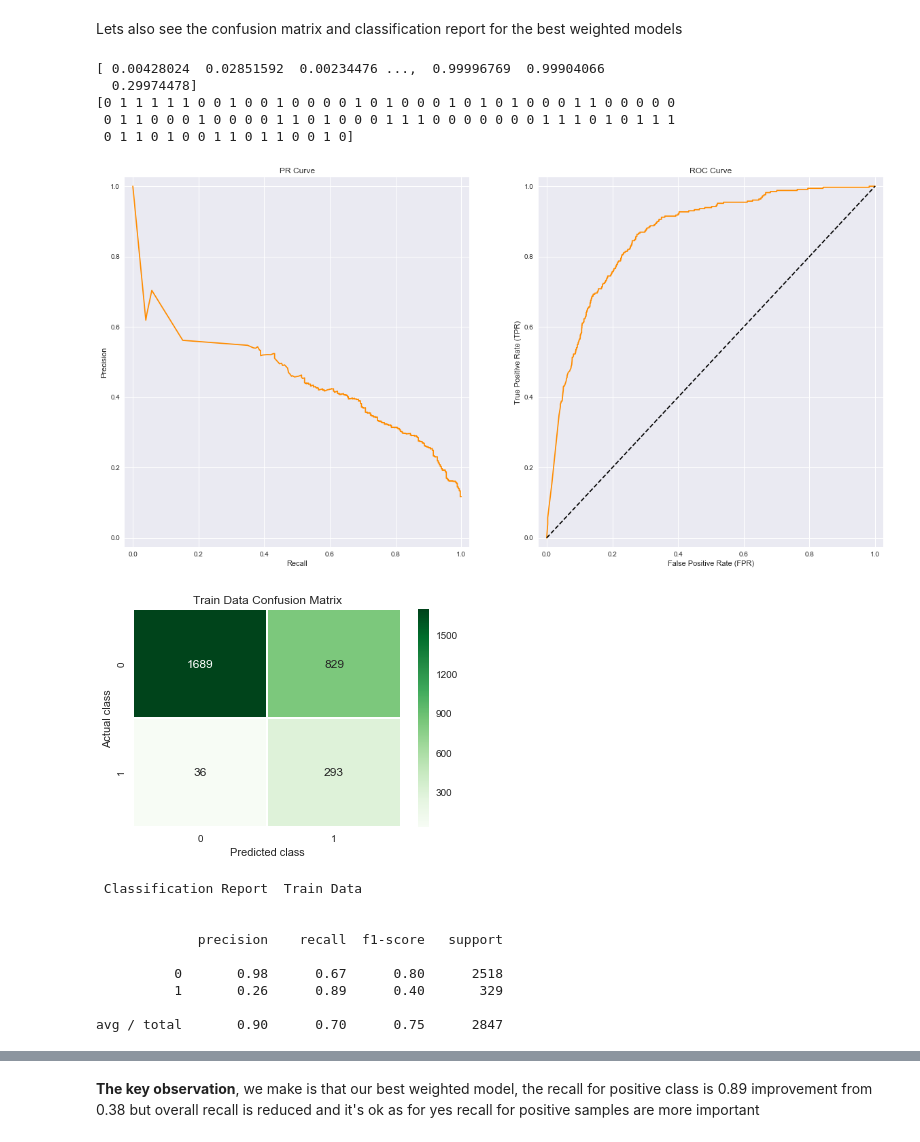
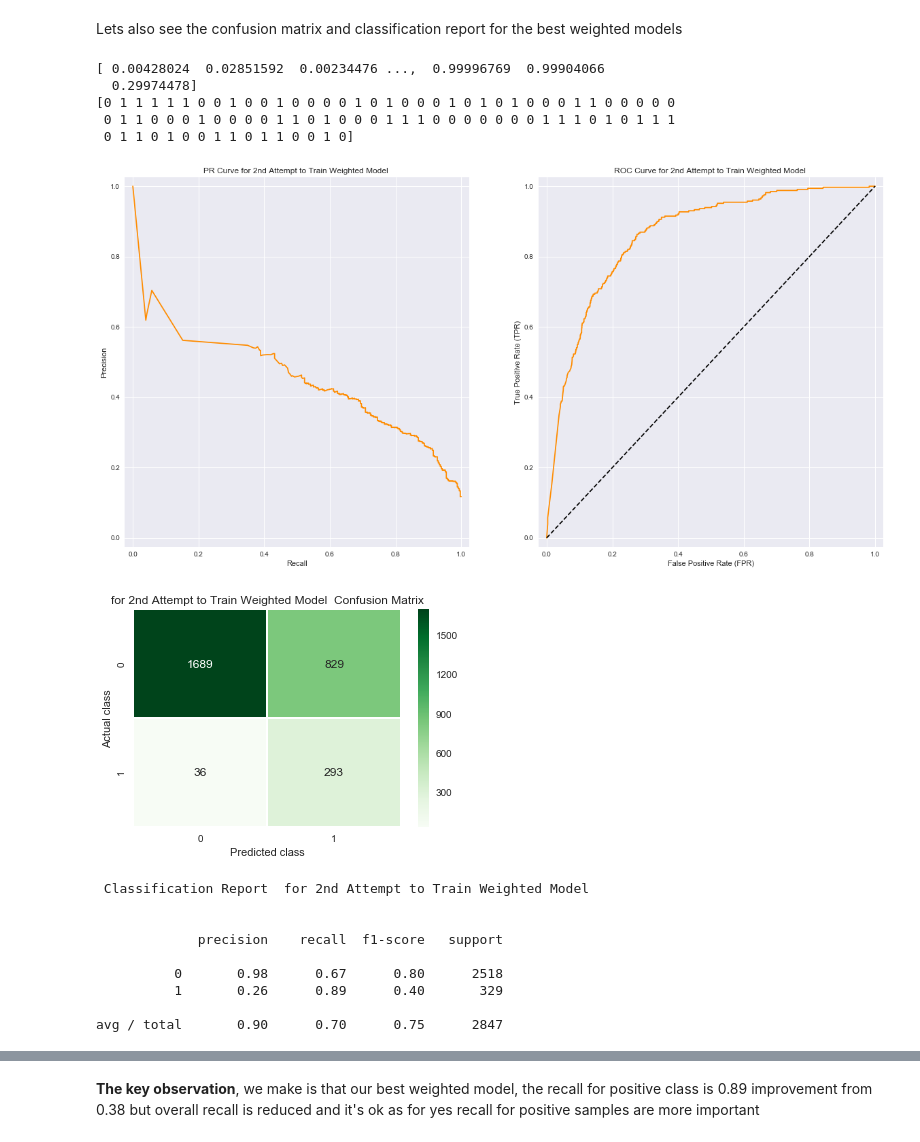
Before and after one commit to aloknsingh/ds_xgboost_clf_4_imbalance_data, a Jupyter notebook: notebooks/predict_bank_cd_subs_by_xgboost_clf_for_imbalance_dataset.ipynb, the cells around one changed output, grey strips where cells are left out. Drawn from its saved outputs; the diff is of its cells as text; code cells hidden in the pictures.

```diff
--- a/notebooks/predict_bank_cd_subs_by_xgboost_clf_for_imbalance_dataset.ipynb
+++ b/notebooks/predict_bank_cd_subs_by_xgboost_clf_for_imbalance_dataset.ipynb
@@ -1134,7 +1134,7 @@ For more information visit wiki for [F1 score](https://en.wikipedia.org/wiki/F1_
 # %% [markdown]
 We have also created the utility to plot both ROC curve and Precision recall curve given the actual label and predicted probabilities by model on the test data
 # %%
-def plot_pr_roc(y_act, y_score, label = "", color='b', show=False):
+def plot_pr_roc(y_act, y_score, label = "", color='b', show=False, tag=""):
     """
     plot both precision recall and ROC curve
     arguements:
@@ -1149,14 +1149,14 @@ def plot_pr_roc(y_act, y_score, label = "", color='b', show=False):
     ax1.set_ylim([-0.025,1.025])
     ax1.set_xlabel('Recall')
     ax1.set_ylabel('Precision')
-    ax1.set_title('PR Curve')
+    ax1.set_title('PR Curve ' + tag)
 
     ax2 = fig.add_subplot(1,2,2)
     ax2.set_xlim([-0.025,1.025])
     ax2.set_ylim([-0.025,1.025])
     ax2.set_xlabel('False Positive Rate (FPR)')
     ax2.set_ylabel('True Positive Rate (TPR)')
-    ax2.set_title('ROC Curve')
+    ax2.set_title('ROC Curve ' + tag)
 
     pr,rc,_ = precision_recall_curve(y_act, y_score)
     tpr,fpr,_ = roc_curve(y_act, y_score)
@@ -1177,7 +1177,7 @@ To get the visual information about the plot, we created a utility to plot preci
 threshold.
 # %%
 
-def plot_pr_vs_th(y_act, y_score, show=True):
+def plot_pr_vs_th(y_act, y_score, show=True, tag=""):
     """
     plot precision and recall vs threshold on same plot
 
@@ -1192,7 +1192,7 @@ def plot_pr_vs_th(y_act, y_score, show=True):
     ax1.set_ylim([-0.025,1.025])
     ax1.set_xlabel('Threshold')
     ax1.set_ylabel('Precision and Recall')
-    ax1.set_title('Precision, Recall Curve vs Threshold')
+    ax1.set_title("Precision, Recall Curve vs Threshold " + tag)
 
     pr,rc,th = precision_recall_curve(y_act, y_score)
 
@@ -1214,8 +1214,8 @@ def report_clf(y_act, y_pred, y_proba, title="", cmap="Blues"):
      y_pred -- Prediction by model on the test data.
      y_proba -- Probabilities as predicted by model on the test data.
     """
-    plot_pr_roc(y_act, y_proba, "", "darkorange", True)
-    plot_cm(y_act, y_pred, title+" Confusion Matrix", cmap)
+    plot_pr_roc(y_act, y_proba, "", "darkorange", True, title)
+    plot_cm(y_act, y_pred, title + " Confusion Matrix", cmap)
     print("\n\n Classification Report ", title, "\n\n")
     print(classification_report(y_act, y_pred))
 # %% [markdown]
@@ -1383,7 +1383,7 @@ ax1.set_xlim([-0.025,1.025])
 ax1.set_ylim([-0.025,1.025])
 ax1.set_xlabel('Recall')
 ax1.set_ylabel('Precision')
-ax1.set_title('PR Curve')
+ax1.set_title('PR Curve for Weigted Samples (2nd Attempt)')
 
 # plot 2 for ROC curve
 ax2 = fig1.add_subplot(1,2,2)
@@ -1391,7 +1391,7 @@ ax2.set_xlim([-0.025,1.025])
 ax2.set_ylim([-0.025,1.025])
 ax2.set_xlabel('False Positive Rate (FPR)')
 ax2.set_ylabel('True Positive Rate (TPR)')
-ax2.set_title('ROC Curve')
+ax2.set_title('ROC Curve for Weighted Samples (2nd Attempt)')
 
 # plot the baseline ROC curve
 ax2.plot([0,1], [0,1], 'k--')
@@ -1404,7 +1404,7 @@ ax3.set_xlim([-0.025,1.025])
 ax3.set_ylim([-0.025,1.025])
 ax3.set_xlabel('Threshold')
 ax3.set_ylabel('Precision and Recall')
-ax3.set_title('Precision, Recall Curve vs Threshold')
+ax3.set_title('Precision, Recall Curve vs Threshold for Weighted Samples(2nd Attempt)')
 
 
 
@@ -1464,30 +1464,30 @@ Lets also see the confusion matrix and classification report for the best weight
 # %%
 # get the best model with respect to recall
 best_weight = 1000
 xgb_model_best_wt_sofar = xgb_models[best_weight]
 
 
 # use cross validation to find best model
 xgb_predict_best_weighted_obj = find_cv_model_predict(xgb_model_best_wt_sofar, X_train, y_train, weight=best_weight)
 
 xgb_best_wt_cls_1_proba = xgb_predict_best_weighted_obj['proba'][:,1]
 xgb_best_wt_y_pred = xgb_predict_best_weighted_obj['pred']
 
 
 print(xgb_best_wt_cls_1_proba)
 print(xgb_best_wt_y_pred[10:100])
 
-report_clf(y_train, xgb_best_wt_y_pred, xgb_best_wt_cls_1_proba, title="Train Data", cmap="Greens")
-plot_pr_vs_th(y_train, xgb_best_wt_cls_1_proba)
+report_clf(y_train, xgb_best_wt_y_pred, xgb_best_wt_cls_1_proba, title="for 2nd Attempt to Train Weighted Model ", cmap="Greens")
+plot_pr_vs_th(y_train, xgb_best_wt_cls_1_proba, show=True, tag="for 2nd Attempt to Train Weighted Model ")
 # %% [output]
 [ 0.00428024  0.02851592  0.00234476 ...,  0.99996769  0.99904066
   0.29974478]
 [0 1 1 1 1 1 0 0 1 0 0 1 0 0 0 0 1 0 1 0 0 0 1 0 1 0 1 0 0 0 1 1 0 0 0 0 0
  0 1 1 0 0 0 1 0 0 0 0 1 1 0 1 0 0 0 1 1 1 0 0 0 0 0 0 0 1 1 1 0 1 0 1 1 1
  0 1 1 0 1 0 0 1 1 0 1 1 0 0 1 0]
-[figure, old version]
+[figure, new version]
-[figure, old version]
+[figure, new version]
- Classification Report  Train Data
+ Classification Report  for 2nd Attempt to Train Weighted Model
 
 
              precision    recall  f1-score   support
```
Also changed, not shown: parts of 25 cells of this notebook.
